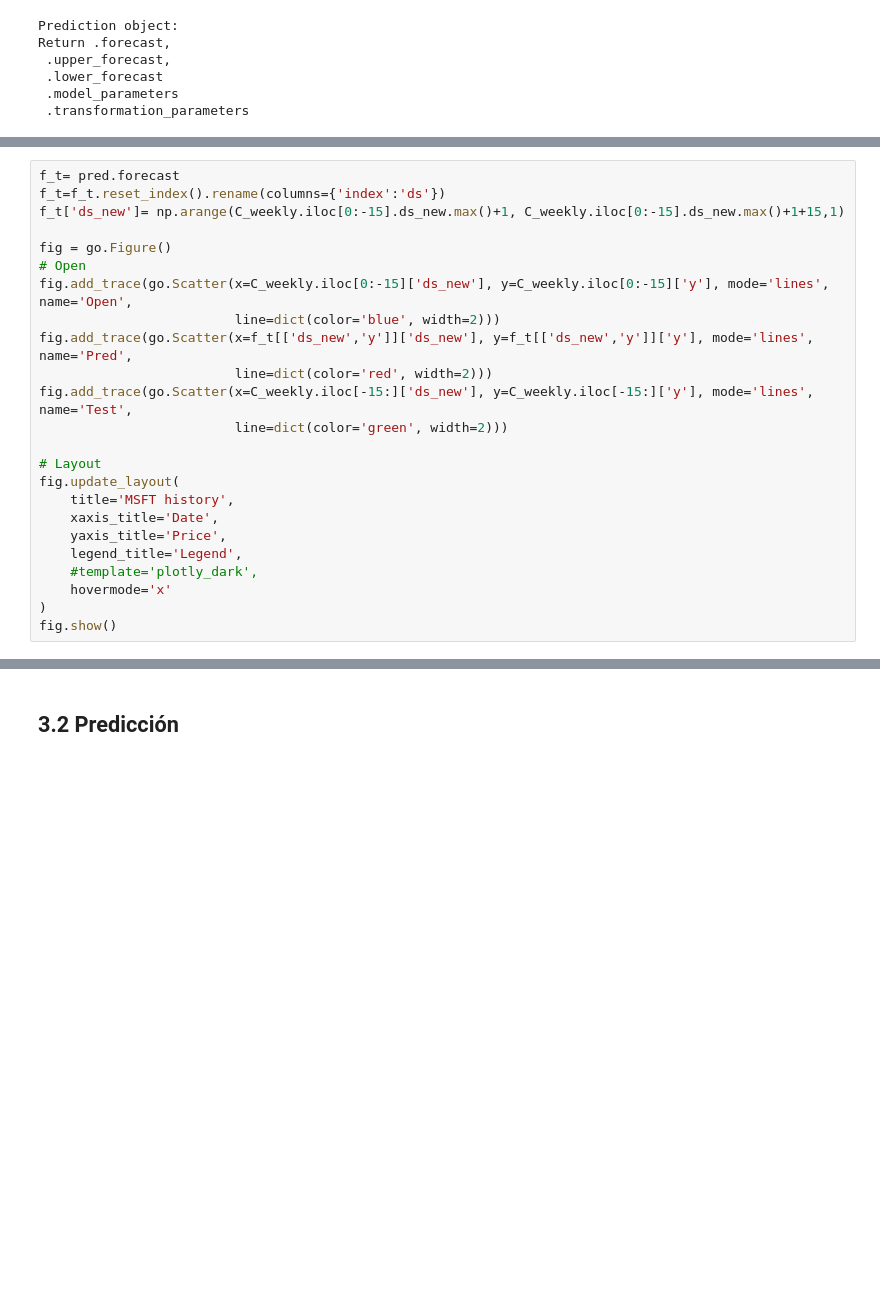
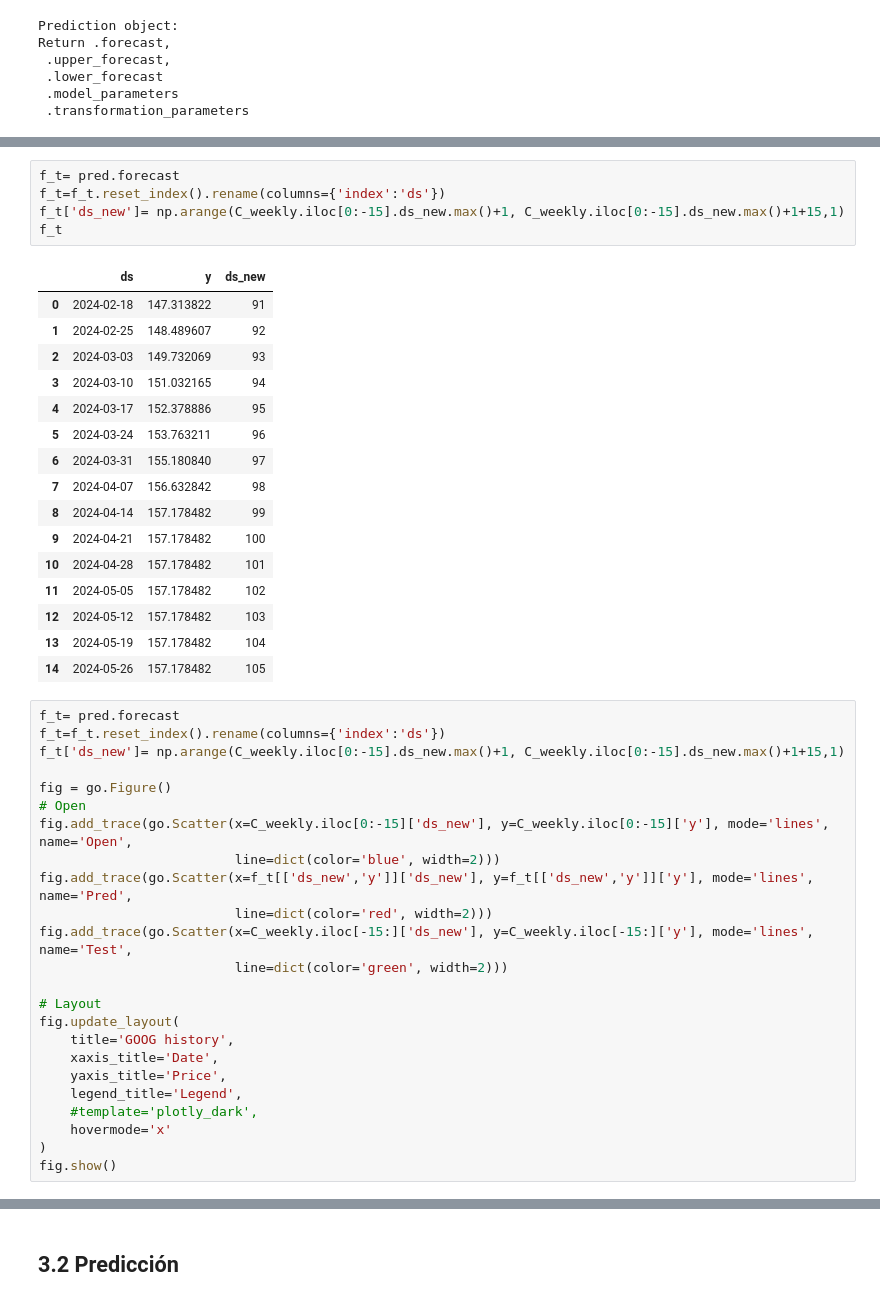
Before and after one commit to dfbustosus/Bootcamp-DS-2024-I, a Jupyter notebook: Clase 24 May 2024/Series de Tiempo - Parte II.ipynb, the cells around one changed output, grey strips where cells are left out. Saved outputs shown, nothing was run; the diff lists cells and outputs as text; blank space fills up the shorter version.

```diff
--- a/Clase 24 May 2024/Series de Tiempo - Parte II.ipynb
+++ b/Clase 24 May 2024/Series de Tiempo - Parte II.ipynb
@@ -395,3 +456,25 @@ Return .forecast,
+# %%
+f_t= pred.forecast
+f_t=f_t.reset_index().rename(columns={'index':'ds'})
+f_t['ds_new']= np.arange(C_weekly.iloc[0:-15].ds_new.max()+1, C_weekly.iloc[0:-15].ds_new.max()+1+15,1)
+f_t
+# %% [output]
+|  | ds | y | ds_new |
+| 0 | 2024-02-18 | 147.313822 | 91 |
+| 1 | 2024-02-25 | 148.489607 | 92 |
+| 2 | 2024-03-03 | 149.732069 | 93 |
+| 3 | 2024-03-10 | 151.032165 | 94 |
+| 4 | 2024-03-17 | 152.378886 | 95 |
+| 5 | 2024-03-24 | 153.763211 | 96 |
+| 6 | 2024-03-31 | 155.180840 | 97 |
+| 7 | 2024-04-07 | 156.632842 | 98 |
+| 8 | 2024-04-14 | 157.178482 | 99 |
+| 9 | 2024-04-21 | 157.178482 | 100 |
+| 10 | 2024-04-28 | 157.178482 | 101 |
+| 11 | 2024-05-05 | 157.178482 | 102 |
+| 12 | 2024-05-12 | 157.178482 | 103 |
+| 13 | 2024-05-19 | 157.178482 | 104 |
+| 14 | 2024-05-26 | 157.178482 | 105 |
 # %%
 f_t= pred.forecast
 f_t=f_t.reset_index().rename(columns={'index':'ds'})
@@ -408,7 +491,7 @@ fig.add_trace(go.Scatter(x=C_weekly.iloc[-15:]['ds_new'], y=C_weekly.iloc[-15:][
 
 # Layout
 fig.update_layout(
-    title='MSFT history',
+    title='GOOG history',
     xaxis_title='Date',
     yaxis_title='Price',
     legend_title='Legend',
```
Also changed, not shown: parts of 25 cells of this notebook.
